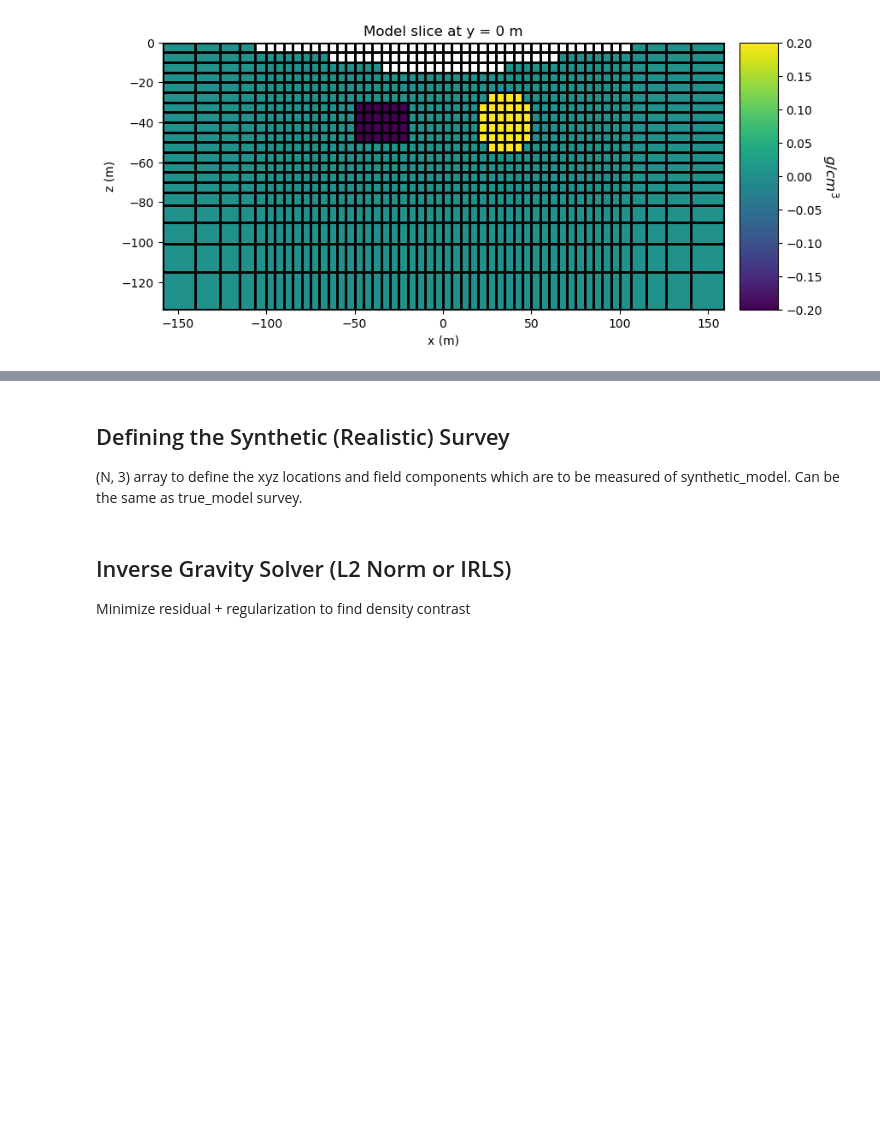
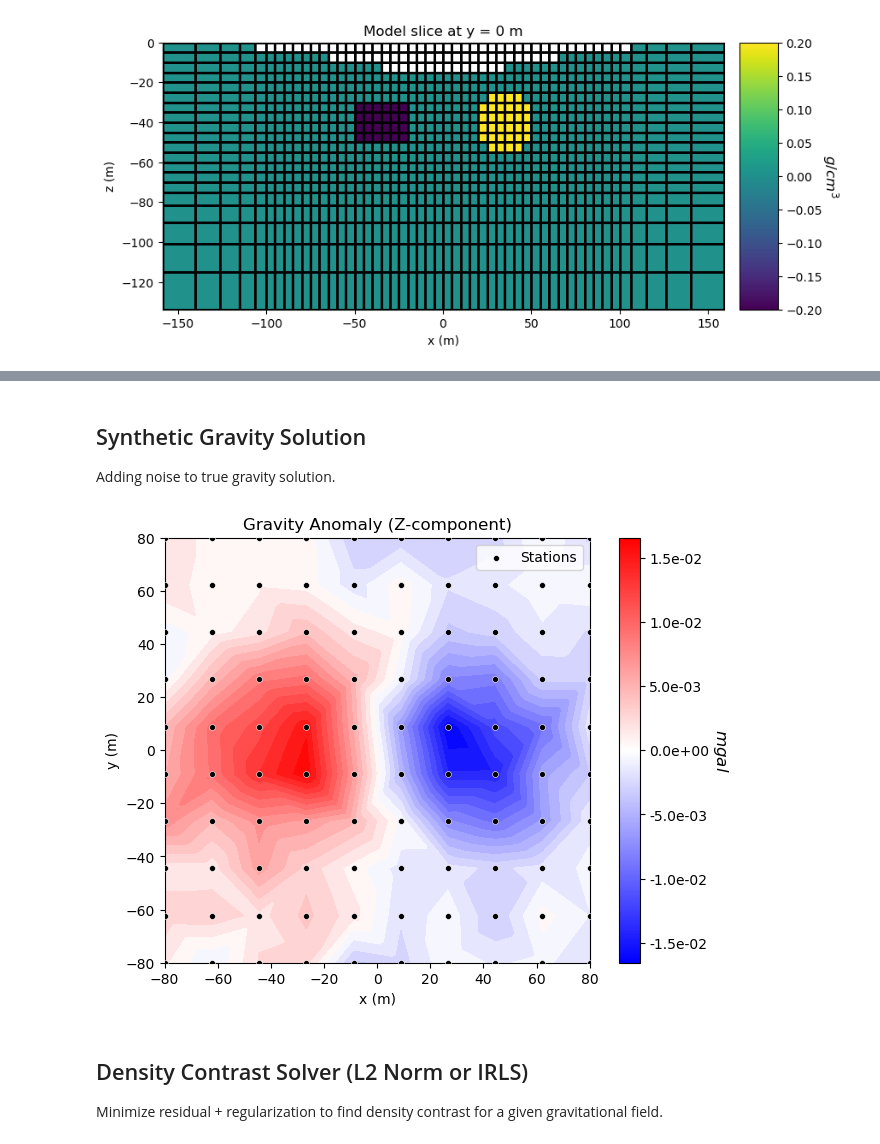
Before and after one commit to Exascale-Systems/geai, a Jupyter notebook: main.ipynb, the cells around one changed output, grey strips where cells are left out. Saved outputs shown, nothing was run; the diff lists cells and outputs as text; code cells hidden in the pictures; blank space fills up the shorter version.

```diff
--- a/main.ipynb
+++ b/main.ipynb
@@ -184,17 +119,25 @@ Generate realistic gravimetry measurement data.
+# %% [markdown]
+## Synthetic Gravity Solution
+
+Adding noise to true gravity solution.
 # %%
+# Initializing Synthetic Desnity Contrast
+synthetic_model = np.zeros(nC)
+
 # build survey + simulation as usual...
 syn = simulation.make_synthetic_data(
     true_model,                 # model in g/cc
     relative_error=0.01,        # 1% relative
     noise_floor=0.002,           # 0.02 mGal absolute floor
     add_noise=True,
     random_seed=42
 )
 
 dobs = syn.dobs  # noisy data (mGal)
 uncertainties = syn.standard_deviation  # per-datum σ (mGal)
+data_object = data.Data(survey, dobs=dobs, standard_deviation=uncertainties)
+
+# Plot Synthetic (Realistic) Gravity
+plot_gravity_anomaly(receiver_list[0].locations, dobs)
+# %% [output]
+[figure, added]
-# %% [markdown]
-## Defining the Synthetic (Realistic) Survey
-
-(N, 3) array to define the xyz locations and field components
-which are to be measured of synthetic_model. Can be the same as true_model survey.
@@ -218,7 +144,7 @@ data_object = data.Data(survey, dobs=dobs, standard_deviation=uncertainties)
 # %% [markdown]
-## Inverse Gravity Solver (L2 Norm or IRLS)
+## Density Contrast Solver (L2 Norm or IRLS)
 
-Minimize residual + regularization to find density contrast
+Minimize residual + regularization to find density contrast for a given gravitational field.
 # %%
 # L2 Norm: ||W(d_pred(m) - d_obs)||^2
 dmis = data_misfit.L2DataMisfit(data=data_object, simulation=simulation)
```
Also changed, not shown: parts of 16 cells of this notebook, 1 other file.
